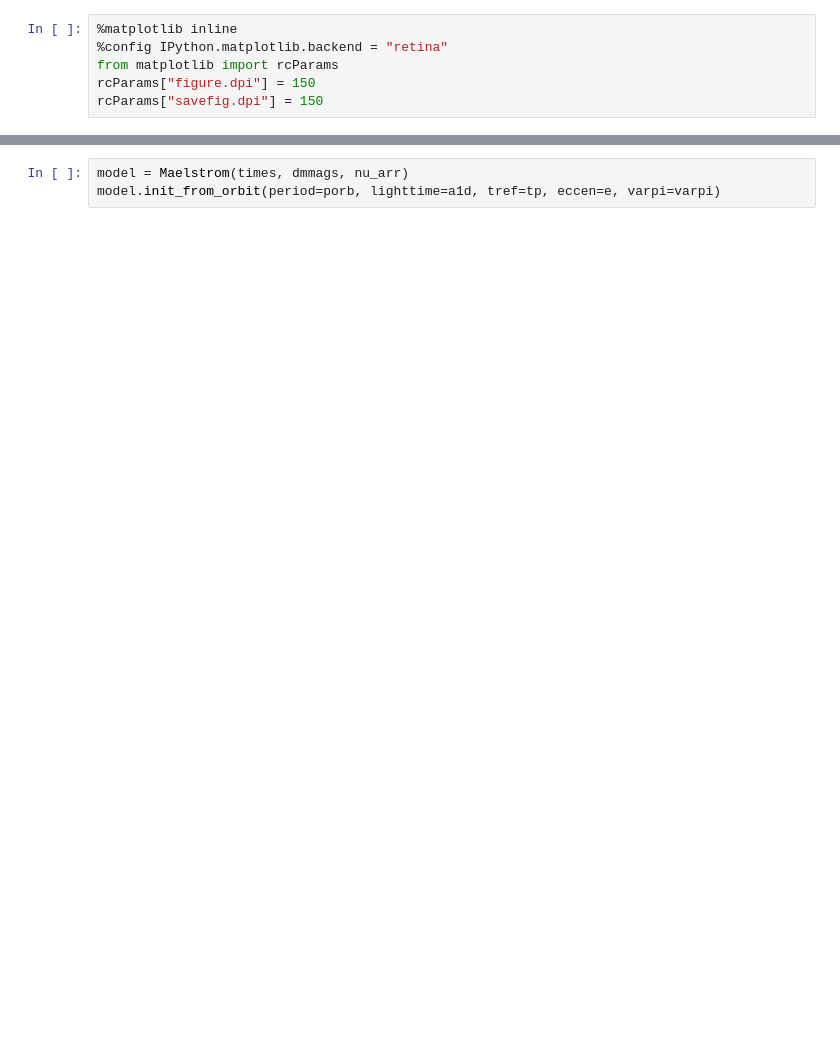
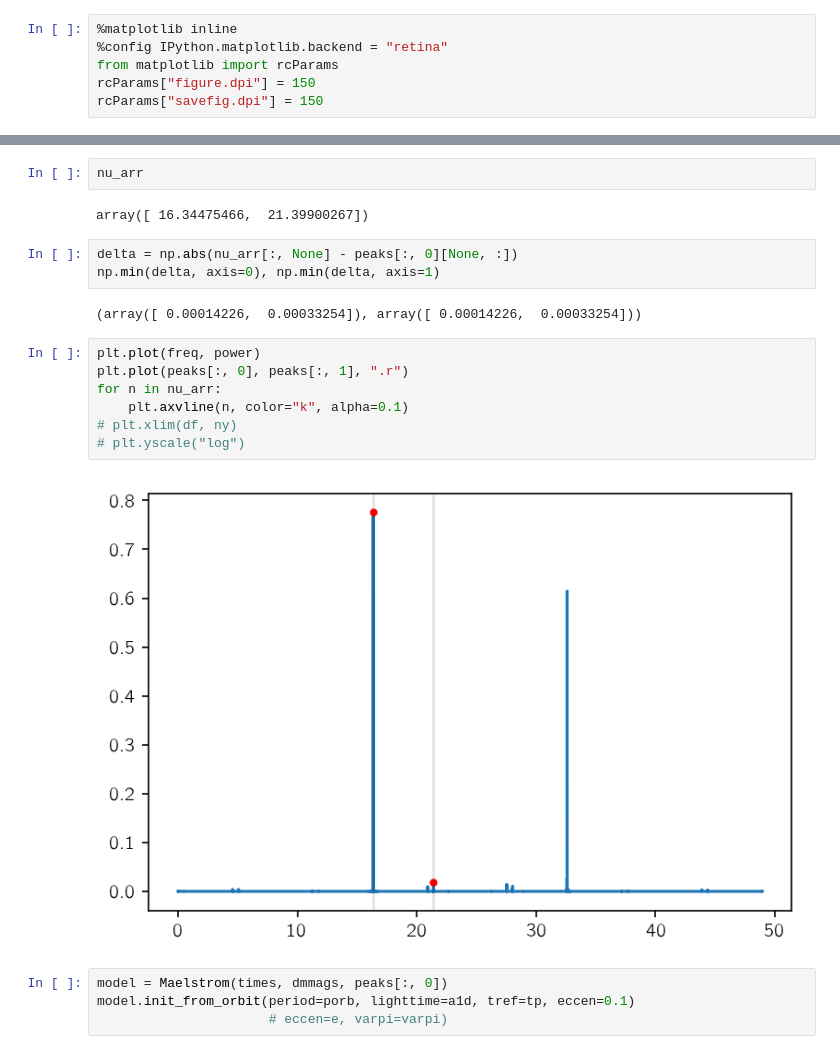
Before and after one commit to SimonJMurphy/maelstrom, a Jupyter notebook: new_demo.ipynb, the cells around one changed output, grey strips where cells are left out. Saved outputs shown, nothing was run; the diff lists cells and outputs as text; blank space fills up the shorter version.

```diff
--- a/new_demo.ipynb
+++ b/new_demo.ipynb
@@ -38,6 +75,25 @@ a1d = a1/86400.0
+# %%
+nu_arr
+# %% [output]
+array([ 16.34475466,  21.39900267])
+# %%
+delta = np.abs(nu_arr[:, None] - peaks[:, 0][None, :])
+np.min(delta, axis=0), np.min(delta, axis=1)
+# %% [output]
+(array([ 0.00014226,  0.00033254]), array([ 0.00014226,  0.00033254]))
+# %%
+plt.plot(freq, power)
+plt.plot(peaks[:, 0], peaks[:, 1], ".r")
+for n in nu_arr:
+    plt.axvline(n, color="k", alpha=0.1)
+# plt.xlim(df, ny)
+# plt.yscale("log")
+# %% [output]
+[figure, added]
 # %%
-model = Maelstrom(times, dmmags, nu_arr)
-model.init_from_orbit(period=porb, lighttime=a1d, tref=tp, eccen=e, varpi=varpi)
+model = Maelstrom(times, dmmags, peaks[:, 0])
+model.init_from_orbit(period=porb, lighttime=a1d, tref=tp, eccen=0.1)
+                      # eccen=e, varpi=varpi)
 # %%
 model.get_session().run(model.chi2)
 # %% [output]
```
Also changed, not shown: parts of 20 cells of this notebook, 1 other file.
